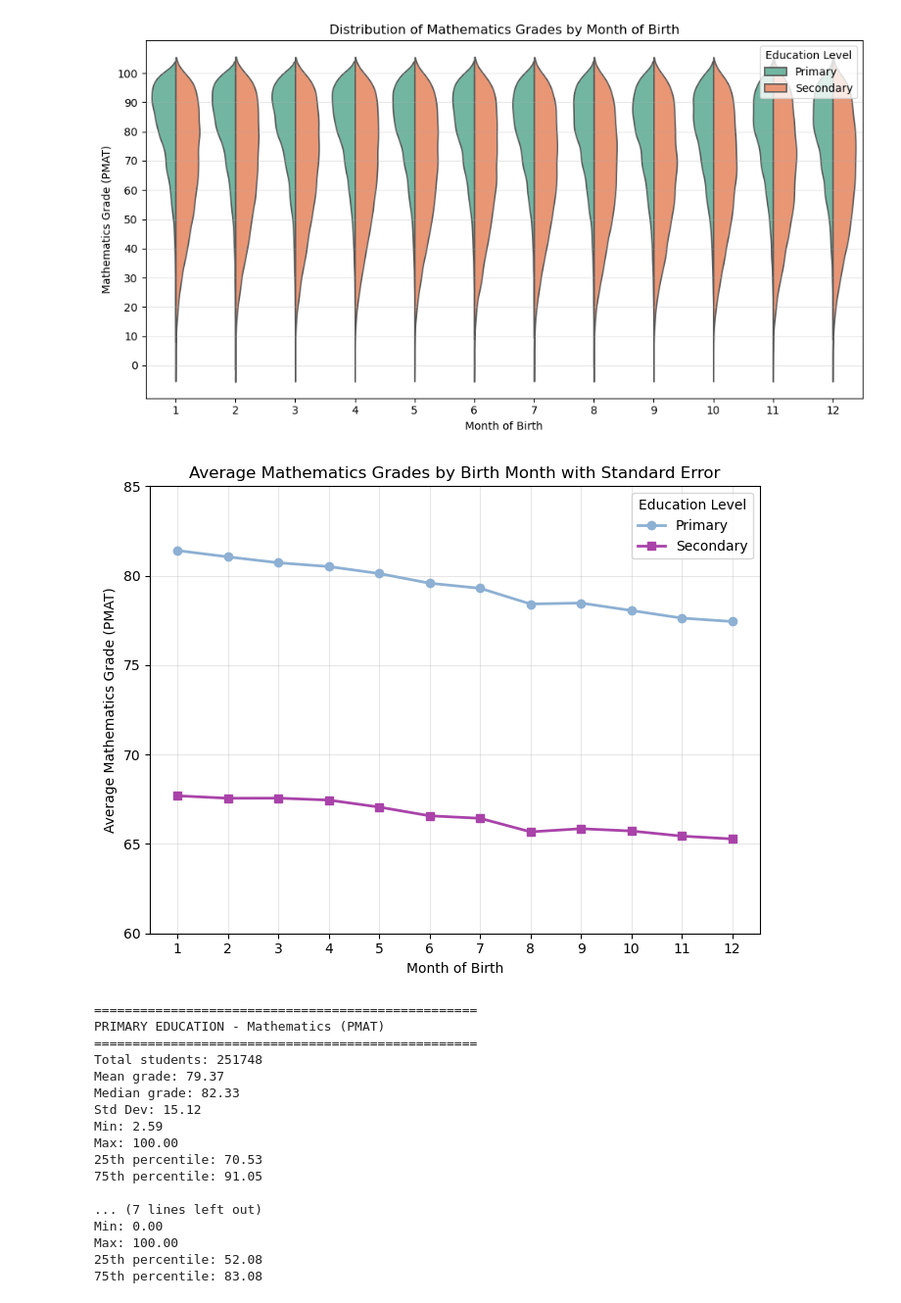
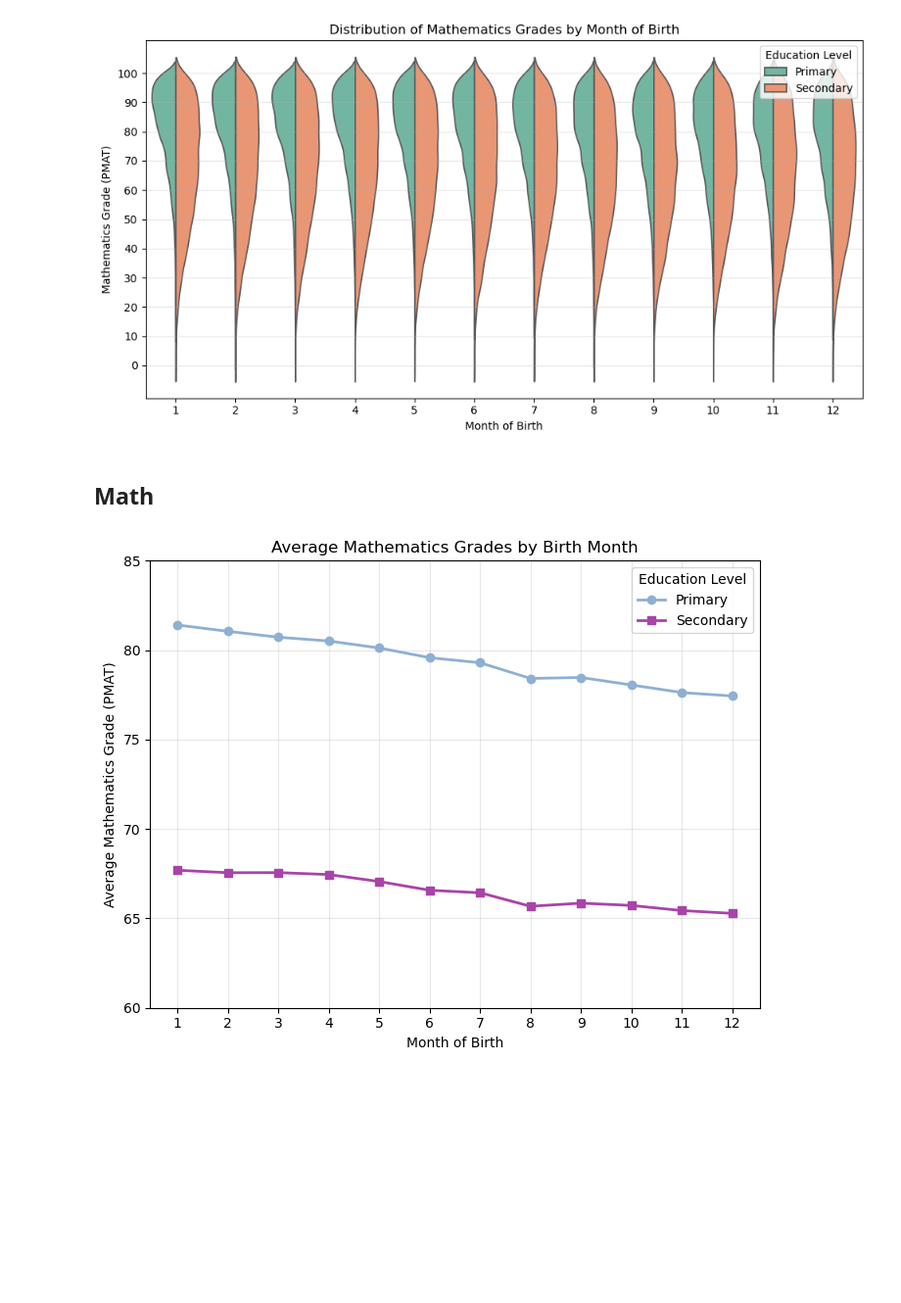
Before and after one commit to m-garcia-rodriguez/Education-Big-Data-Project, a Jupyter notebook: Notebooks/exploration-itxaso.ipynb, the cells around one changed output. Shown at 98% size. Saved outputs shown, nothing was run; the diff lists cells and outputs as text; code cells hidden in the pictures; blank space fills up the shorter version.

```diff
--- a/Notebooks/exploration-itxaso.ipynb
+++ b/Notebooks/exploration-itxaso.ipynb
@@ -309,6 +309,8 @@ plt.tight_layout()
 plt.show()
 # %% [output]
 [figure]
+# %% [markdown]
+## Math
 # %%
 # ===============================
 # Plot 3: Average Mathematics Grades by Birth Month with Error Bars
@@ -328,96 +330,32 @@ df_stats_S['snapshot'] = 'Secondary'
 # Convert month to numeric for plotting
 df_stats_P['month_num'] = df_stats_P['MES_NAIXEMENT'].astype(str).astype(int)
 df_stats_S['month_num'] = df_stats_S['MES_NAIXEMENT'].astype(str).astype(int)
 
 
 plt.figure(figsize=(7, 5.5))
 
 
 # Plot Primary data
 plt.plot(df_stats_P['month_num'], df_stats_P['mean'],
          marker='o', linewidth=2, label='Primary', color="#8DB0D3")
 
 
 # Plot Secondary data
 plt.plot(df_stats_S['month_num'], df_stats_S['mean'],
          marker='s', linewidth=2, label='Secondary', color="#A943A9")
 
 
 
 plt.xlabel('Month of Birth')
 plt.ylabel('Average Mathematics Grade (PMAT)')
-plt.title('Average Mathematics Grades by Birth Month with Standard Error')
+plt.title('Average Mathematics Grades by Birth Month')
 plt.xticks(range(1, 13))
 plt.yticks(range(60, 86, 5))
 # Set yrange between 60 and 85
 plt.ylim(60, 85)
 plt.legend(title='Education Level')
 plt.grid(True, alpha=0.3)
 plt.tight_layout()
 plt.show()
-
-
-# ===============================
-# Analysis: Primary Education
-# ===============================
-df_math_P = df_P[['CODI_ALUMNE', 'MES_NAIXEMENT', 'PMAT']].drop_duplicates(subset='CODI_ALUMNE')
-df_math_P['MES_NAIXEMENT'] = pd.Categorical(df_math_P['MES_NAIXEMENT'],
-                                            categories=[str(i) for i in range(1, 13)], ordered=True)
-df_math_P['snapshot'] = 'Primary'
-
-
-# Summary statistics for Primary
-print("=" * 50)
-print("PRIMARY EDUCATION - Mathematics (PMAT)")
-print("=" * 50)
-print(f"Total students: {len(df_math_P)}")
-print(f"Mean grade: {df_math_P['PMAT'].mean():.2f}")
-print(f"Median grade: {df_math_P['PMAT'].median():.2f}")
-print(f"Std Dev: {df_math_P['PMAT'].std():.2f}")
-print(f"Min: {df_math_P['PMAT'].min():.2f}")
-print(f"Max: {df_math_P['PMAT'].max():.2f}")
-print(f"25th percentile: {df_math_P['PMAT'].quantile(0.25):.2f}")
-print(f"75th percentile: {df_math_P['PMAT'].quantile(0.75):.2f}")
-print()
-
-# ===============================
-# Analysis: Secondary Education
-# ===============================
-df_math_S = df_S[['CODI_ALUMNE', 'MES_NAIXEMENT', 'PMAT']].drop_duplicates(subset='CODI_ALUMNE')
-df_math_S['MES_NAIXEMENT'] = pd.Categorical(df_math_S['MES_NAIXEMENT'],
-                                            categories=[str(i) for i in range(1, 13)], ordered=True)
-df_math_S['snapshot'] = 'Secondary'
-
-
-# Summary statistics for Secondary
-print("=" * 50)
-print("SECONDARY EDUCATION - Mathematics (PMAT)")
-print("=" * 50)
-print(f"Total students: {len(df_math_S)}")
-print(f"Mean grade: {df_math_S['PMAT'].mean():.2f}")
-print(f"Median grade: {df_math_S['PMAT'].median():.2f}")
-print(f"Std Dev: {df_math_S['PMAT'].std():.2f}")
-print(f"Min: {df_math_S['PMAT'].min():.2f}")
-print(f"Max: {df_math_S['PMAT'].max():.2f}")
-print(f"25th percentile: {df_math_S['PMAT'].quantile(0.25):.2f}")
-print(f"75th percentile: {df_math_S['PMAT'].quantile(0.75):.2f}")
-print()
 # %% [output]
-[figure, old version]
+[figure, new version]
-==================================================
-PRIMARY EDUCATION - Mathematics (PMAT)
-==================================================
-Total students: 251748
-Mean grade: 79.37
-Median grade: 82.33
-Std Dev: 15.12
-Min: 2.59
-Max: 100.00
-25th percentile: 70.53
-75th percentile: 91.05
-
-... (7 lines left out)
-Min: 0.00
-Max: 100.00
-25th percentile: 52.08
-75th percentile: 83.08
```
Also changed, not shown: parts of 8 cells of this notebook.
